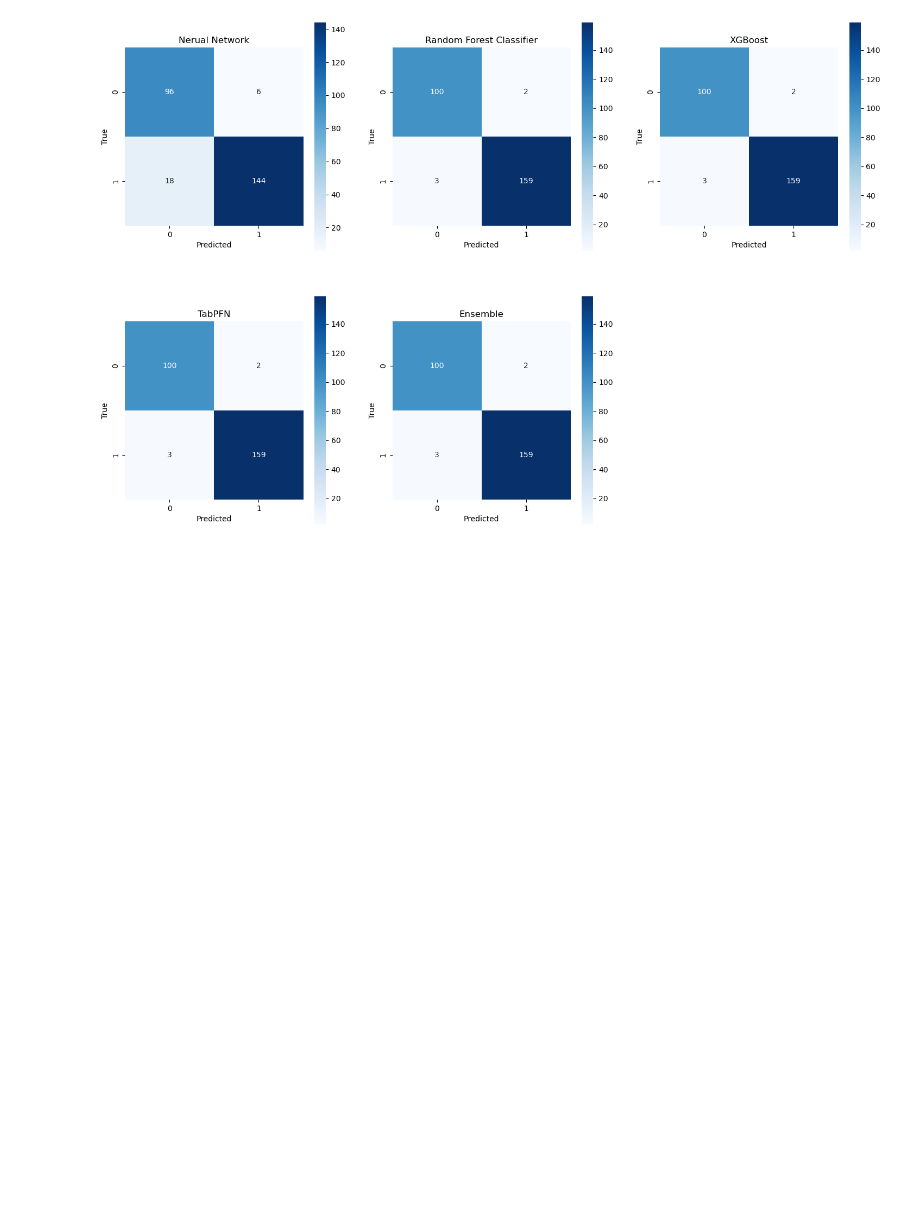
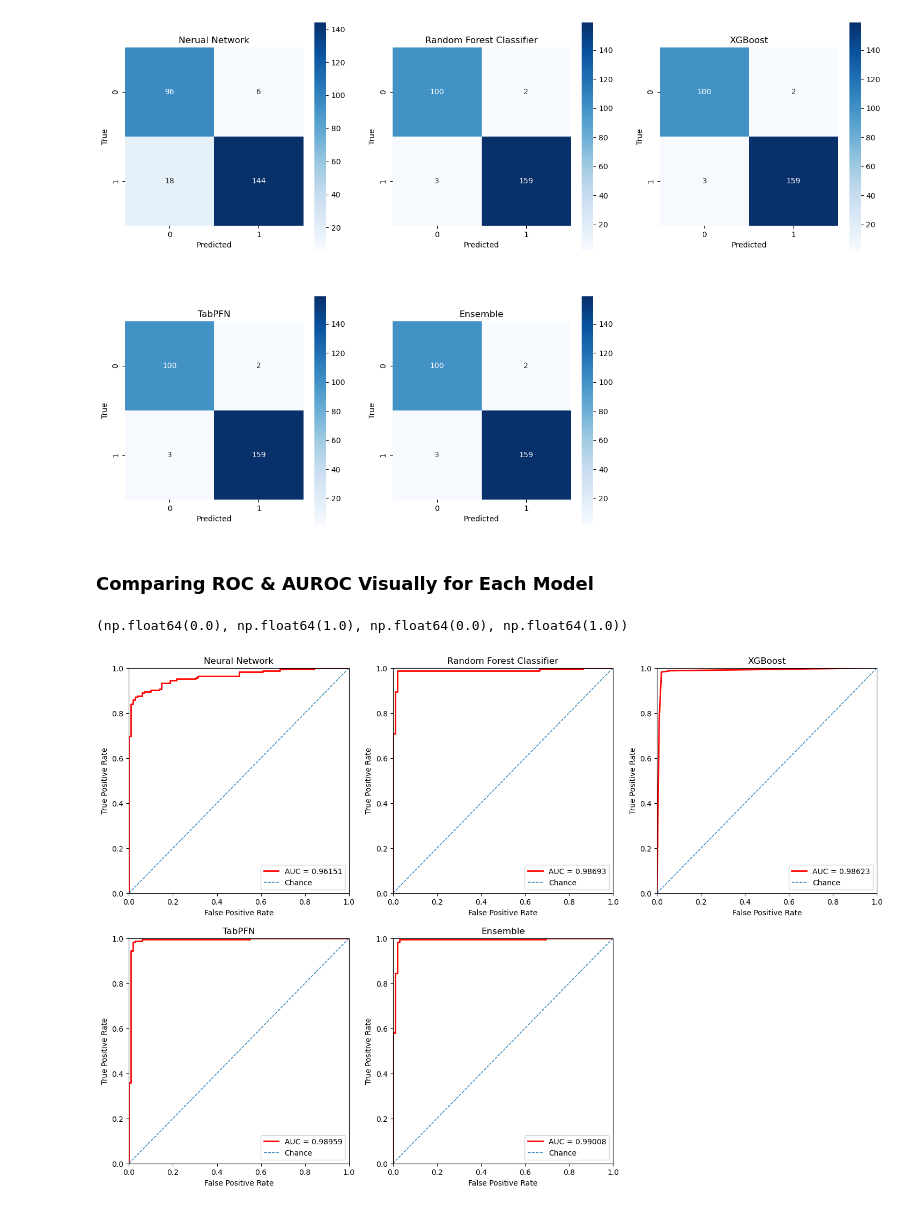
Before and after one commit to oliverolejar/Heart-Attack-Predictor, a Jupyter notebook: model.ipynb, the cells around one changed output. Saved outputs shown, nothing was run; the diff lists cells and outputs as text; code cells hidden in the pictures; blank space fills up the shorter version.

Commit message:
Added ROC Visual

```diff
--- a/model.ipynb
+++ b/model.ipynb
@@ -1218,3 +1219,31 @@ axes[1, 2].axis("off")
 # %% [output]
 (np.float64(0.0), np.float64(1.0), np.float64(0.0), np.float64(1.0))
 [figure]
+# %% [markdown]
+### Comparing ROC & AUROC Visually for Each Model
+# %%
+def roc_plot(ax, title, y_true, y_proba):
+    fpr, tpr, _ = roc_curve(y_true, y_proba)
+    auc_val = roc_auc_score(y_true, y_proba)
+
+    ax.plot(fpr, tpr, linewidth=2, label=f"AUC = {auc_val:.5f}", color='red')
+    ax.plot([0, 1], [0, 1], linestyle="--", linewidth=1, label="Chance")
+    ax.set_title(title)
+    ax.set_xlabel("False Positive Rate")
+    ax.set_ylabel("True Positive Rate")
+    ax.set_xlim(0, 1)
+    ax.set_ylim(0, 1)
+    ax.legend(loc="lower right")
+# %%
+fig, axes = plt.subplots(2, 3, figsize=(18, 12))
+
+roc_plot(axes[0, 0], "Neural Network", y_test, nn_results['y_prob'])
+roc_plot(axes[0, 1], "Random Forest Classifier", y_test, y_val_proba_rfc)
+roc_plot(axes[0, 2], "XGBoost", y_test, y_val_proba_xgb)
+roc_plot(axes[1, 0], "TabPFN", y_test, y_val_proba_tabPFN)
+roc_plot(axes[1, 1], "Ensemble", y_test, y_val_proba_ens)
+
+axes[1, 2].axis("off")
+# %% [output]
+(np.float64(0.0), np.float64(1.0), np.float64(0.0), np.float64(1.0))
+[figure, added]
```
Also changed, not shown: parts of 1 cell of this notebook.
